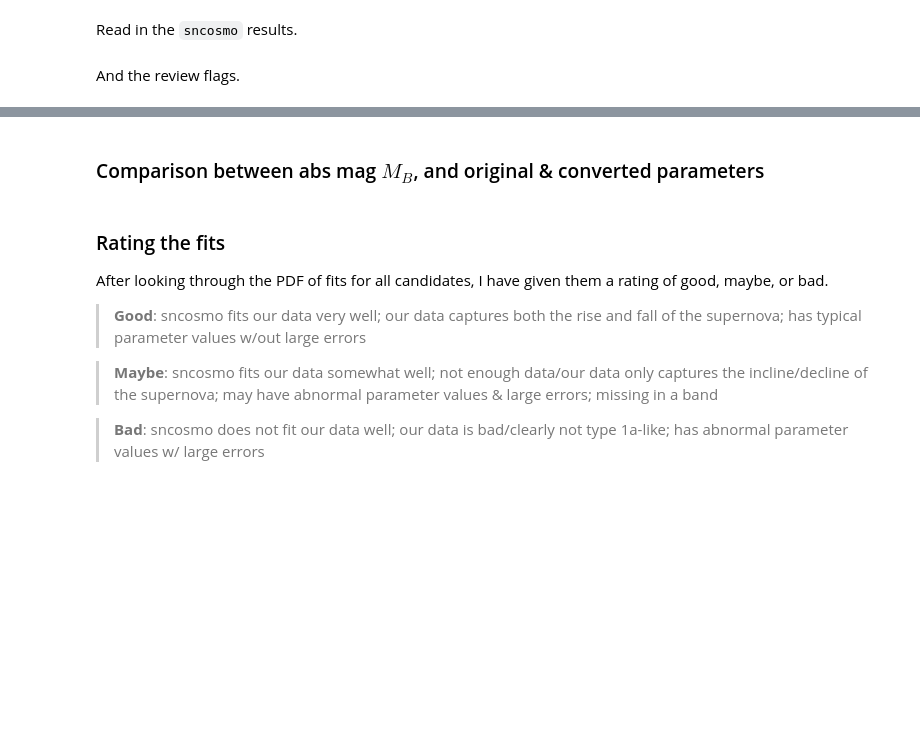
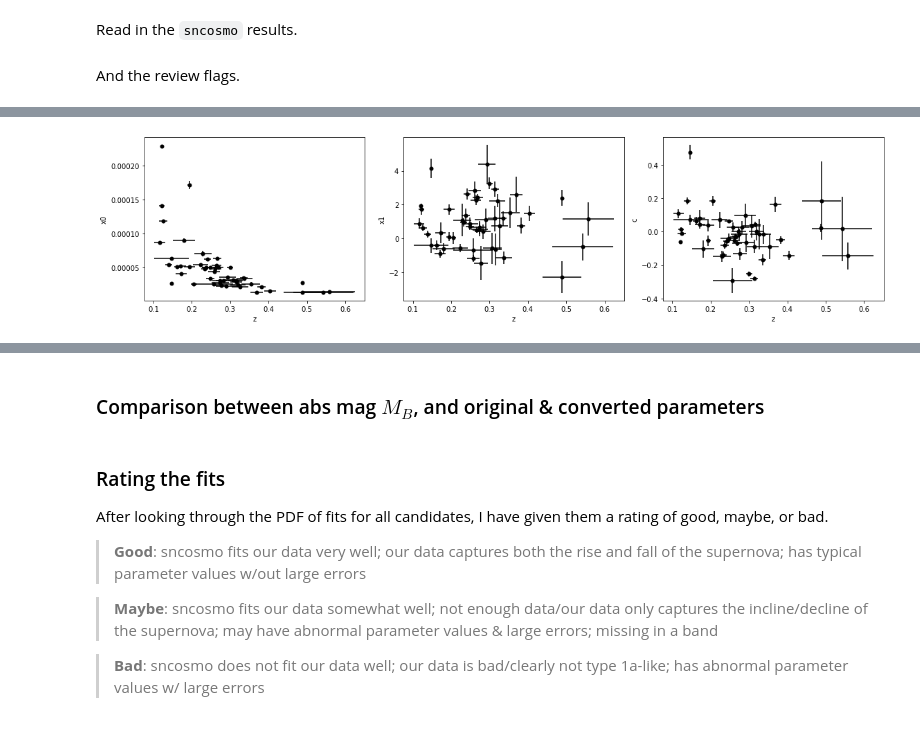
Before and after one commit to MelissaGraham/decam_ddf_tools, a Jupyter notebook: transients_science/SNIa/4_analyze_potential_snia_sncosmo.ipynb, the cells around one changed output, grey strips where cells are left out. Cells and saved outputs as stored; diff of their text form; code cells hidden in the pictures; blank space fills up the shorter version.

```diff
--- a/transients_science/SNIa/4_analyze_potential_snia_sncosmo.ipynb
+++ b/transients_science/SNIa/4_analyze_potential_snia_sncosmo.ipynb
@@ -204,0 +211,2 @@ plt.ylabel('mb');
+# %%
+tx = np.where((fit_z > 0.0) & (fit_flag == 0))[0]
@@ -204,0 +219,19 @@ plt.ylabel('mb');
+# %%
+fig, ax = plt.subplots(1, 3, figsize=(16, 4), sharex=True, sharey=False)
+
+ax[0].errorbar(fit_z[tx], fit_x0[tx], fmt='o', xerr=fit_ze[tx], yerr=fit_x0e[tx], mew=0, color='black')
+ax[0].set_xlabel('z')
+ax[0].set_ylabel('x0')
+
+ax[1].errorbar(fit_z[tx], fit_x1[tx], fmt='o', xerr=fit_ze[tx], yerr=fit_x1e[tx], mew=0, color='black')
+ax[1].set_xlabel('z')
+ax[1].set_ylabel('x1')
+
+ax[2].errorbar(fit_z[tx], fit_c[tx], fmt='o', xerr=fit_ze[tx], yerr=fit_ce[tx], mew=0, color='black')
+ax[2].set_xlabel('z')
+ax[2].set_ylabel('c')
+
+fig.tight_layout()
+fig.show()
+# %% [output]
+[figure, added]
```
Also changed, not shown: parts of 36 cells of this notebook, 5 other files.
